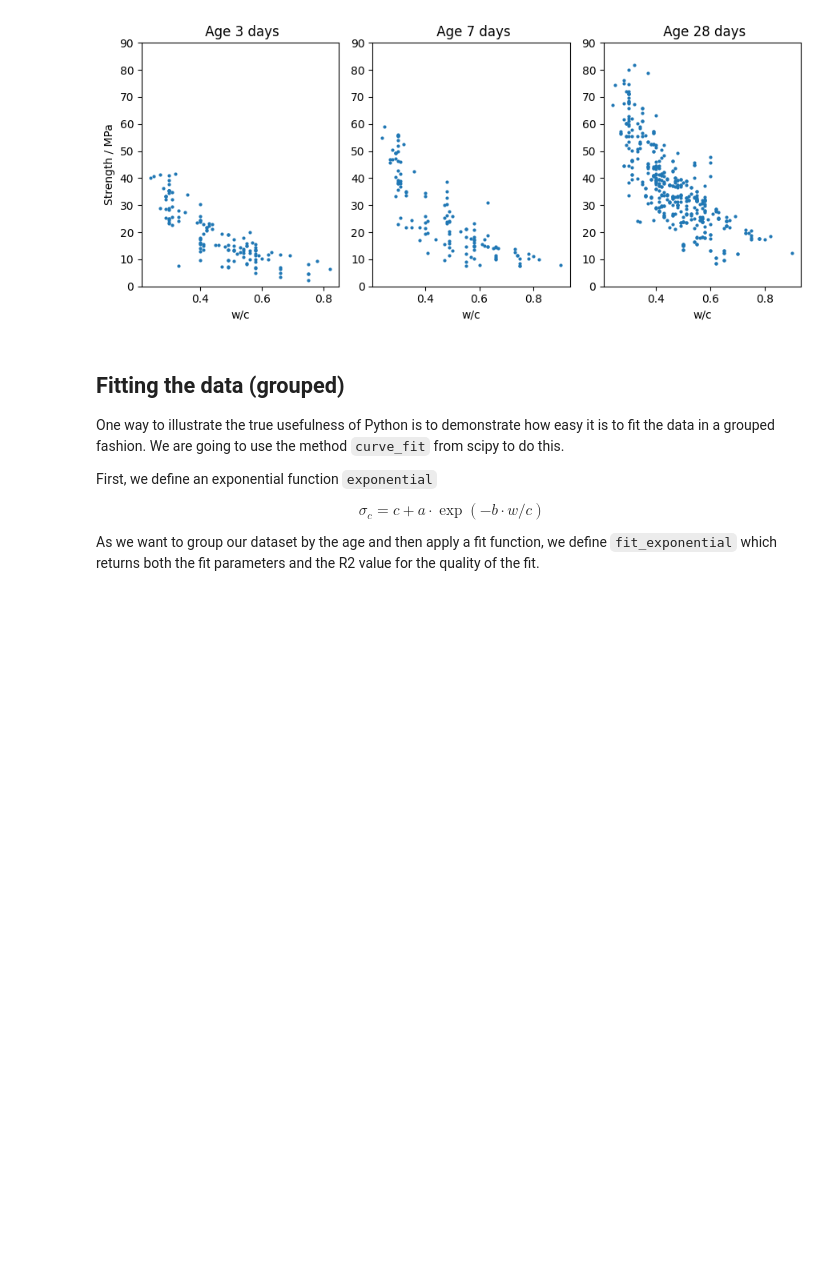
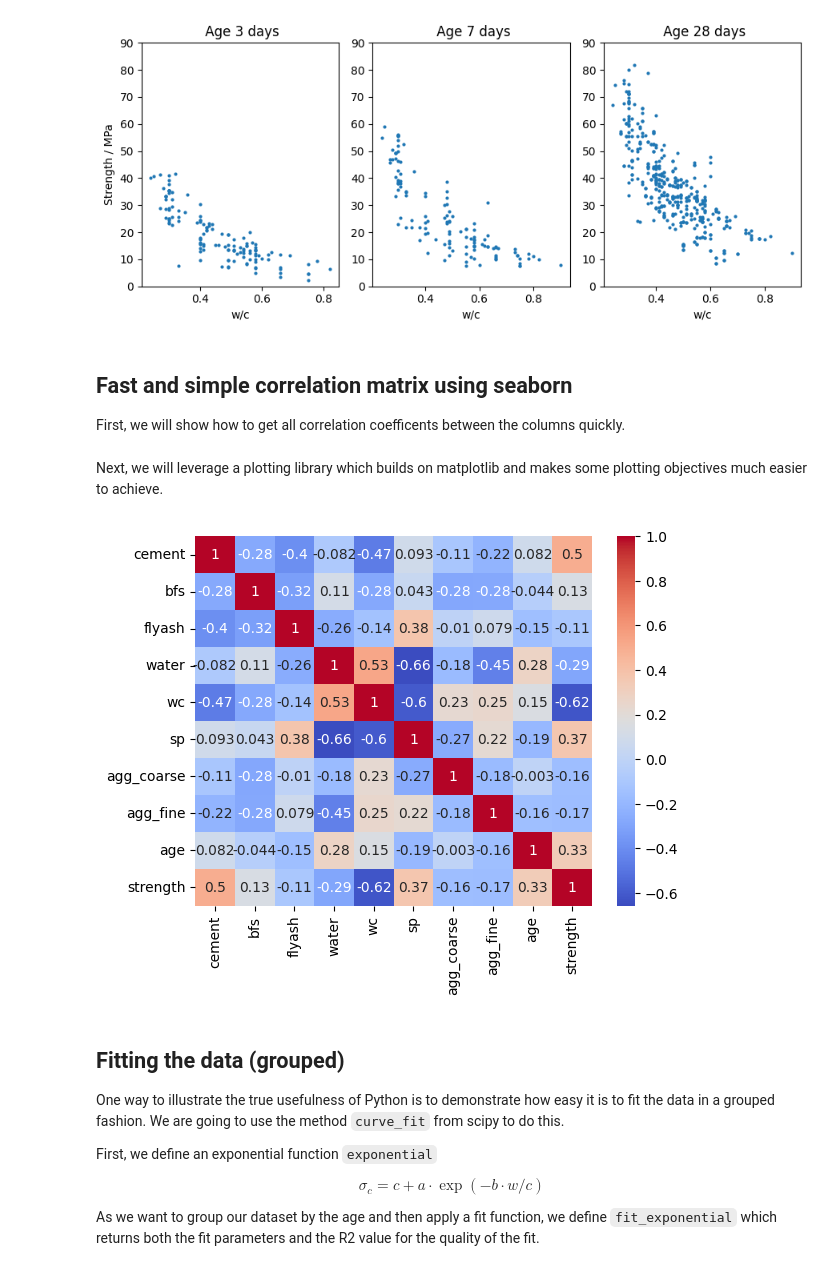
Before and after one commit to tgaedt/workshop_uv, a Jupyter notebook: notebooks/1_pandas_demo.ipynb, the cells around one changed output. Drawn from its saved outputs; the diff is of its cells as text; code cells hidden in the pictures; blank space fills up the shorter version.

```diff
--- a/notebooks/1_pandas_demo.ipynb
+++ b/notebooks/1_pandas_demo.ipynb
@@ -382,6 +382,21 @@ axs[0].set_ylabel("Strength / MPa")
 plt.show()
 # %% [output]
 [figure]
+# %% [markdown]
+## Fast and simple correlation matrix using seaborn
+
+First, we will show how to get all correlation coefficents between the columns quickly.
+# %%
+correlation_matrix = df.select_dtypes(include=["number"]).corr()
+# %% [markdown]
+Next, we will leverage a plotting library which builds on matplotlib and makes some plotting objectives much easier to achieve.
+# %%
+
+import seaborn as sns
+sns.heatmap(correlation_matrix, annot=True, cmap="coolwarm")
+plt.show()
+# %% [output]
+[figure, added]
 # %% [markdown]
 ## Fitting the data (grouped)
 
```
